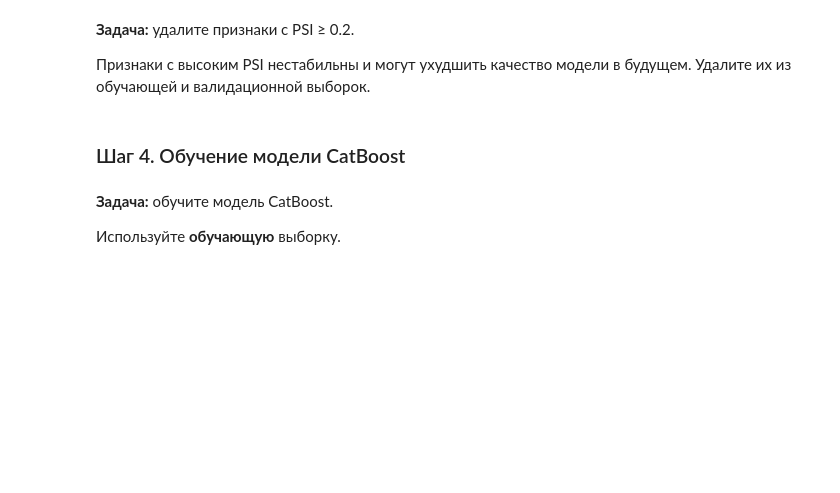
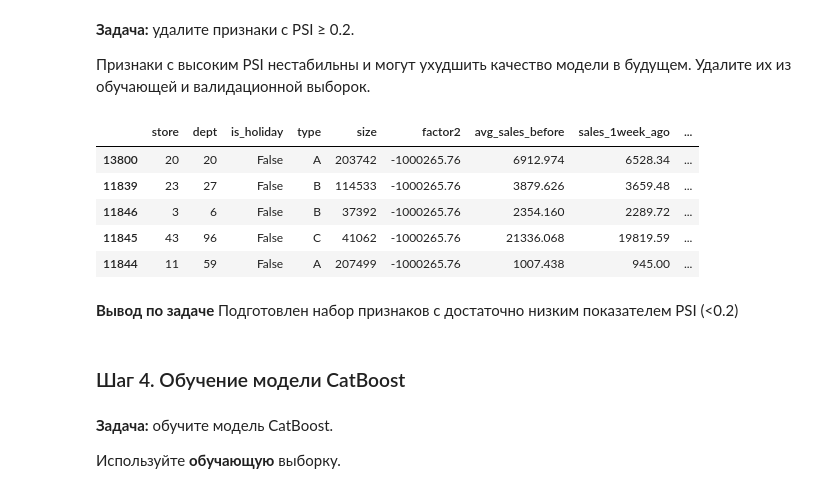
Before and after one commit to Daniel217D/airflow-pipeline-for-Prilavok, a Jupyter notebook: model_training.ipynb, the cells around one changed output. Drawn from its saved outputs; the diff is of its cells as text; code cells hidden in the pictures; blank space fills up the shorter version.

```diff
--- a/model_training.ipynb
+++ b/model_training.ipynb
@@ -523,6 +524,9 @@ Name: count, dtype: int64
 Эти признаки помогут модели уловить сезонные паттерны.
 # %%
 def create_temporal_features(df) -> pd.DataFrame:
-    raise NotImplementedError('Функция create_temporal_features не реализована!')
+    df['month'] = df['date'].dt.month
+    df['quarter'] = df['date'].dt.quarter
+    df['year'] = df['date'].dt.year
+    return df
 
 df = create_temporal_features(df)
@@ -604,3 +679,32 @@ PSI измеряет стабильность распределения при
 - **PSI < 0.1** — признак стабилен, можно использовать.
 - **0.1 ≤ PSI < 0.2** — умеренный дрейф, требуется внимание.
 - **PSI ≥ 0.2** — значительный дрейф, признак нестабилен.
+# %%
+def calculate_psi(expected: pd.Series, actual: pd.Series, bins: int = 10, eps: float = 1e-10) -> float:
+    expected = expected.dropna()
+    actual = actual.dropna()
+
+    is_numeric = (
+        pd.api.types.is_numeric_dtype(expected)
+        and pd.api.types.is_numeric_dtype(actual)
+        and not pd.api.types.is_bool_dtype(expected)
+        and not pd.api.types.is_bool_dtype(actual)
+    )
+
+    if is_numeric:
+        edges = np.linspace(
+            min(expected.min(), actual.min()),
+            max(expected.max(), actual.max()),
+            bins + 1,
+        )
+        expected_share = np.histogram(expected, bins=edges)[0] / len(expected)
+        actual_share = np.histogram(actual, bins=edges)[0] / len(actual)
+    else:
+        cats = pd.Index(expected.unique()).union(pd.Index(actual.unique()))
+        expected_share = expected.value_counts(normalize=True).reindex(cats, fill_value=0).to_numpy()
+        actual_share = actual.value_counts(normalize=True).reindex(cats, fill_value=0).to_numpy()
+
+    expected_bins = np.where(expected_share == 0, eps, expected_share)
+    actual_bins = np.where(actual_share == 0, eps, actual_share)
+
+    return ((expected_bins - actual_bins) * np.log(expected_bins / actual_bins)).sum()
@@ -618,6 +776,20 @@ PSI измеряет стабильность распределения при
 Признаки с высоким PSI нестабильны и могут ухудшить качество модели в будущем. Удалите их из обучающей и валидационной выборок.
 # %%
 # Удалите все признаки, у которых PSI ≥ 0.2
+X_train = X_train.drop(columns=psi[psi['PSI'] >= 0.2].index)
+X_val = X_val.drop(columns=psi[psi['PSI'] >= 0.2].index)
+
+X_train.head()
+# %% [output]
+|  | store | dept | is_holiday | type | size | factor2 | avg_sales_before | sales_1week_ago | ... |
+| 13800 | 20 | 20 | False | A | 203742 | -1000265.76 | 6912.974 | 6528.34 | ... |
+| 11839 | 23 | 27 | False | B | 114533 | -1000265.76 | 3879.626 | 3659.48 | ... |
+| 11846 | 3 | 6 | False | B | 37392 | -1000265.76 | 2354.160 | 2289.72 | ... |
+| 11845 | 43 | 96 | False | C | 41062 | -1000265.76 | 21336.068 | 19819.59 | ... |
+| 11844 | 11 | 59 | False | A | 207499 | -1000265.76 | 1007.438 | 945.00 | ... |
+# %% [markdown]
+**Вывод по задаче**
+Подготовлен набор признаков с достаточно низким показателем PSI (<0.2)
 # %% [markdown]
 ### Шаг 4. Обучение модели CatBoost
 # %% [markdown]
```
Also changed, not shown: parts of 28 cells of this notebook.
